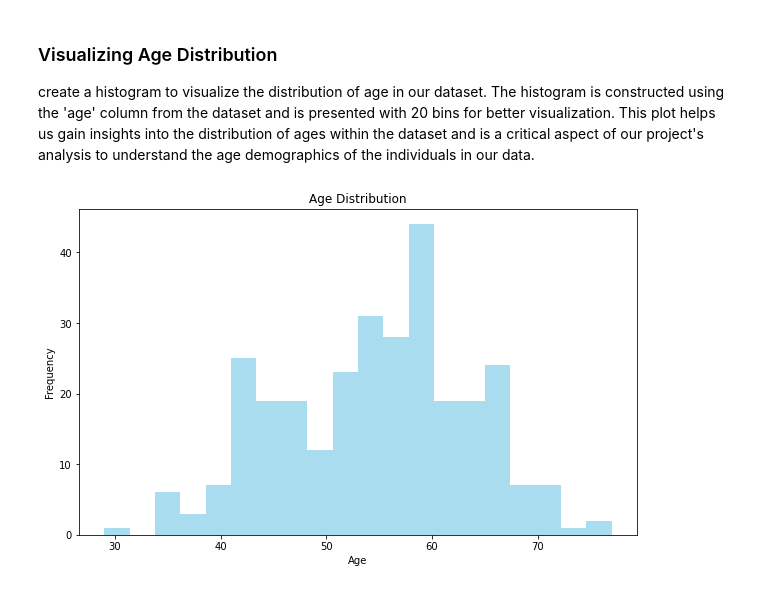
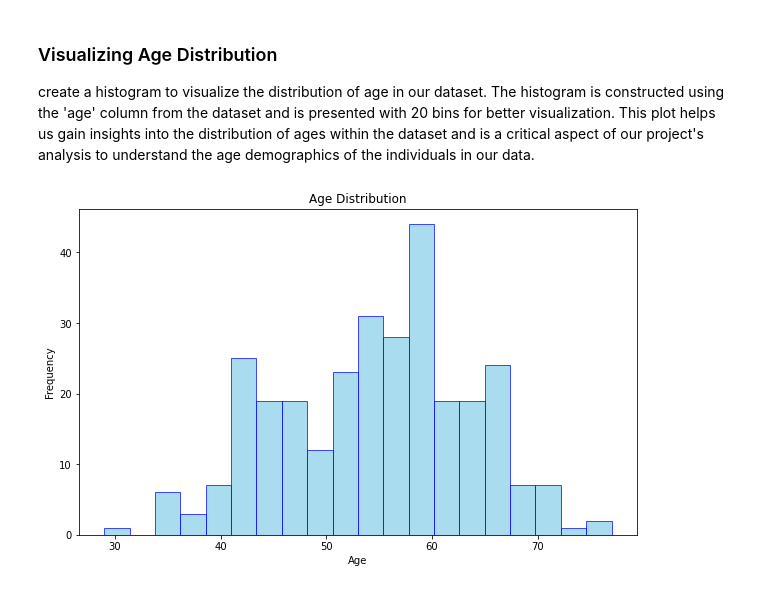
Before and after one commit to NandiSoham/Heart-Disease-Prediction, a Jupyter notebook: heart_disease_prediction.ipynb, the cells around one changed output. Drawn from its saved outputs; the diff is of its cells as text; code cells hidden in the pictures.

Commit message:
analized different factors along with their visualization

```diff
--- a/heart_disease_prediction.ipynb
+++ b/heart_disease_prediction.ipynb
@@ -202,16 +202,15 @@ plt.show()
 ### Visualizing Age Distribution
 create a histogram to visualize the distribution of age in our dataset. The histogram is constructed using the 'age' column from the dataset and is presented with 20 bins for better visualization. This plot helps us gain insights into the distribution of ages within the dataset and is a critical aspect of our project's analysis to understand the age demographics of the individuals in our data.
 # %%
-# --- WRITE YOUR CODE FOR MODULE 3 TASK 1 ---
 age_col = df['age']
 
 plt.figure(figsize=(10,6))
-plt.hist(age_col, bins=20, color='skyblue', alpha=0.7)
+plt.hist(age_col, bins=20, color='skyblue', alpha=0.7, ec='blue')
 
 plt.xlabel('Age')
 plt.ylabel('Frequency')
 plt.title('Age Distribution')
 
 plt.show()
 # %% [output]
-[figure, old version]
+[figure, new version]
```
Also changed, not shown: parts of 12 cells of this notebook.
